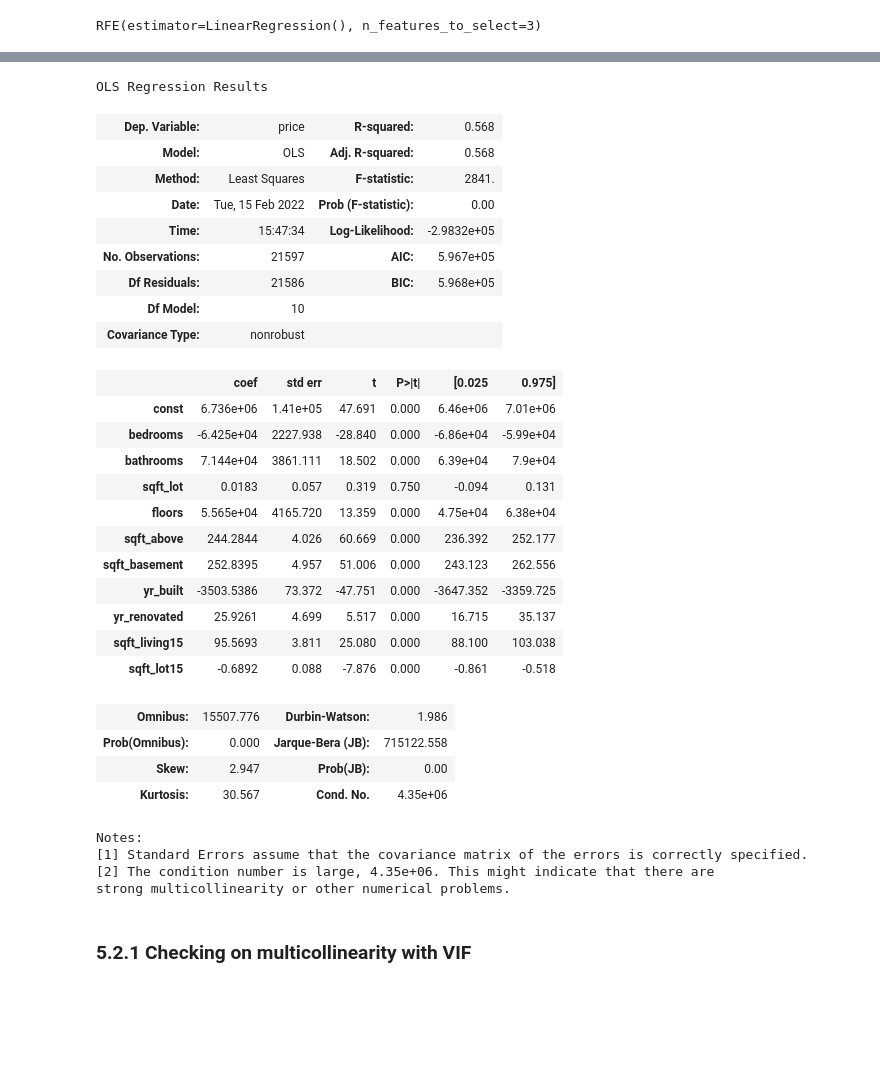
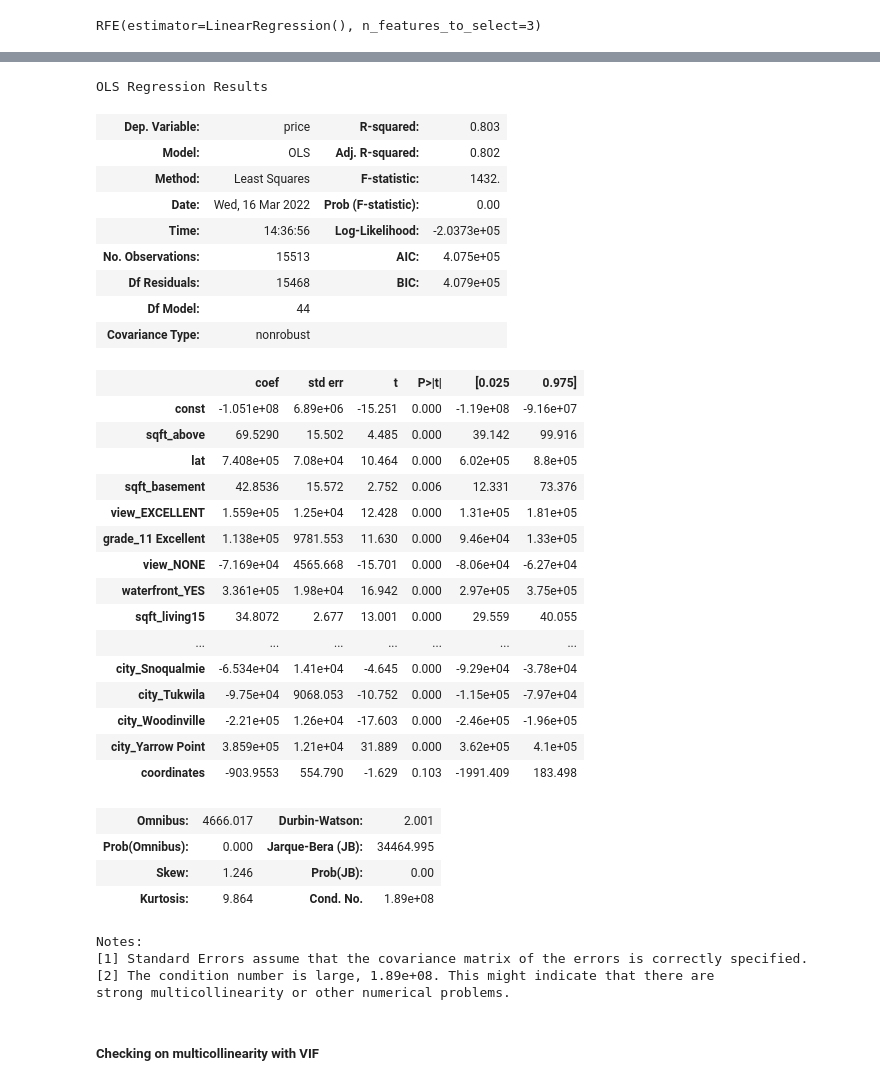
Before and after one commit to rusalka013/King-County-House-Sales-Project, a Jupyter notebook: King-County-House-Sales-Project.ipynb, the cells around one changed output, grey strips where cells are left out. Saved outputs shown, nothing was run; the diff lists cells and outputs as text; code cells hidden in the pictures; blank space fills up the shorter version.

```diff
--- a/King-County-House-Sales-Project.ipynb
+++ b/King-County-House-Sales-Project.ipynb
@@ -1125,0 +1537,4 @@ strong multicollinearity or other numerical problems.
+# %%
+features = ['sqft_living', 'lat', 'waterfront_YES']
+# %%
+model_data = X_train_preprocessed.loc[:, features]
@@ -1241,42 +1610,58 @@ features_2 = ['bedrooms', 'bathrooms', 'sqft_lot', 'floors',
+# %%
+features_2 = ['sqft_above', 'lat', 'sqft_basement', 'view_EXCELLENT', 'grade_11 Excellent',
+              'view_NONE', 'waterfront_YES', 'sqft_living15', 'condition_Very Good',
+              'yr_built', 'bathrooms', 'bedrooms', 'grade_9 Better', 'yr_sold', 'view_GOOD',
+              'grade_7 Average', 'grade_6 Low Average', 'grade_8 Good', 'grade_5 Fair', 'condition_Good',
+              'Yr_renovated_None', 'mo_sold', 'sqft_living', 'sqft_lot',
+              'city_Bellevue', 'city_Bothell', 'city_Duvall',
+              'city_Enumclaw', 'city_Federal Way', 'city_Issaquah', 'city_Kent',
+              'city_Kirkland', 'city_Maple Valley', 'city_Mercer Island',
+              'city_North Bend', 'city_Redmond', 'city_Renton', 'city_Seattle',
+              'city_Shoreline', 'city_Snoqualmie', 'city_Tukwila', 'city_Woodinville',
+              'city_Yarrow Point', 'coordinates']
 # %%
-model_data_2 = df_preprocessed.loc[:, features_2]
+model_data_2 = X_train_preprocessed.loc[:, features_2]
 # %%
-predictors_2 = sm.add_constant(model_data_2)
-model_2 = sm.OLS(price, predictors_2).fit()
+predictors = sm.add_constant(model_data_2)
+model_2 = sm.OLS(y_train, predictors).fit()
 model_2.summary()
 # %% [output]
 OLS Regression Results
-| Dep. Variable: | price | R-squared: | 0.568 |
-| Model: | OLS | Adj. R-squared: | 0.568 |
-| Method: | Least Squares | F-statistic: | 2841. |
-| Date: | Tue, 15 Feb 2022 | Prob (F-statistic): | 0.00 |
-| Time: | 15:47:34 | Log-Likelihood: | -2.9832e+05 |
-| No. Observations: | 21597 | AIC: | 5.967e+05 |
-| Df Residuals: | 21586 | BIC: | 5.968e+05 |
-| Df Model: | 10 |  |  |
+| Dep. Variable: | price | R-squared: | 0.803 |
+| Model: | OLS | Adj. R-squared: | 0.802 |
+| Method: | Least Squares | F-statistic: | 1432. |
+| Date: | Wed, 16 Mar 2022 | Prob (F-statistic): | 0.00 |
+| Time: | 14:36:56 | Log-Likelihood: | -2.0373e+05 |
+| No. Observations: | 15513 | AIC: | 4.075e+05 |
+| Df Residuals: | 15468 | BIC: | 4.079e+05 |
+| Df Model: | 44 |  |  |
 | Covariance Type: | nonrobust |  |  |
 |  | coef | std err | t | P>|t| | [0.025 | 0.975] |
-| const | 6.736e+06 | 1.41e+05 | 47.691 | 0.000 | 6.46e+06 | 7.01e+06 |
-| bedrooms | -6.425e+04 | 2227.938 | -28.840 | 0.000 | -6.86e+04 | -5.99e+04 |
-| bathrooms | 7.144e+04 | 3861.111 | 18.502 | 0.000 | 6.39e+04 | 7.9e+04 |
-| sqft_lot | 0.0183 | 0.057 | 0.319 | 0.750 | -0.094 | 0.131 |
-| floors | 5.565e+04 | 4165.720 | 13.359 | 0.000 | 4.75e+04 | 6.38e+04 |
-| sqft_above | 244.2844 | 4.026 | 60.669 | 0.000 | 236.392 | 252.177 |
-| sqft_basement | 252.8395 | 4.957 | 51.006 | 0.000 | 243.123 | 262.556 |
-| yr_built | -3503.5386 | 73.372 | -47.751 | 0.000 | -3647.352 | -3359.725 |
-| yr_renovated | 25.9261 | 4.699 | 5.517 | 0.000 | 16.715 | 35.137 |
-| sqft_living15 | 95.5693 | 3.811 | 25.080 | 0.000 | 88.100 | 103.038 |
-| sqft_lot15 | -0.6892 | 0.088 | -7.876 | 0.000 | -0.861 | -0.518 |
+| const | -1.051e+08 | 6.89e+06 | -15.251 | 0.000 | -1.19e+08 | -9.16e+07 |
+| sqft_above | 69.5290 | 15.502 | 4.485 | 0.000 | 39.142 | 99.916 |
+| lat | 7.408e+05 | 7.08e+04 | 10.464 | 0.000 | 6.02e+05 | 8.8e+05 |
+| sqft_basement | 42.8536 | 15.572 | 2.752 | 0.006 | 12.331 | 73.376 |
+| view_EXCELLENT | 1.559e+05 | 1.25e+04 | 12.428 | 0.000 | 1.31e+05 | 1.81e+05 |
+| grade_11 Excellent | 1.138e+05 | 9781.553 | 11.630 | 0.000 | 9.46e+04 | 1.33e+05 |
+| view_NONE | -7.169e+04 | 4565.668 | -15.701 | 0.000 | -8.06e+04 | -6.27e+04 |
+| waterfront_YES | 3.361e+05 | 1.98e+04 | 16.942 | 0.000 | 2.97e+05 | 3.75e+05 |
+| sqft_living15 | 34.8072 | 2.677 | 13.001 | 0.000 | 29.559 | 40.055 |
+| ... | ... | ... | ... | ... | ... | ... |
+| city_Snoqualmie | -6.534e+04 | 1.41e+04 | -4.645 | 0.000 | -9.29e+04 | -3.78e+04 |
+| city_Tukwila | -9.75e+04 | 9068.053 | -10.752 | 0.000 | -1.15e+05 | -7.97e+04 |
+| city_Woodinville | -2.21e+05 | 1.26e+04 | -17.603 | 0.000 | -2.46e+05 | -1.96e+05 |
+| city_Yarrow Point | 3.859e+05 | 1.21e+04 | 31.889 | 0.000 | 3.62e+05 | 4.1e+05 |
+| coordinates | -903.9553 | 554.790 | -1.629 | 0.103 | -1991.409 | 183.498 |
-| Omnibus: | 15507.776 | Durbin-Watson: | 1.986 |
-| Prob(Omnibus): | 0.000 | Jarque-Bera (JB): | 715122.558 |
-| Skew: | 2.947 | Prob(JB): | 0.00 |
-| Kurtosis: | 30.567 | Cond. No. | 4.35e+06 |
+| Omnibus: | 4666.017 | Durbin-Watson: | 2.001 |
+| Prob(Omnibus): | 0.000 | Jarque-Bera (JB): | 34464.995 |
+| Skew: | 1.246 | Prob(JB): | 0.00 |
+| Kurtosis: | 9.864 | Cond. No. | 1.89e+08 |
 Notes:
 [1] Standard Errors assume that the covariance matrix of the errors is correctly specified.
-[2] The condition number is large, 4.35e+06. This might indicate that there are
+[2] The condition number is large, 1.89e+08. This might indicate that there are
 strong multicollinearity or other numerical problems.
 # %% [markdown]
-### 5.2.1 Checking on multicollinearity with VIF
+##### Checking on multicollinearity with VIF
 # %%
 # the independent variables set
 X = model_data_2
```
Also changed, not shown: parts of 390 cells of this notebook, 1 other file.
